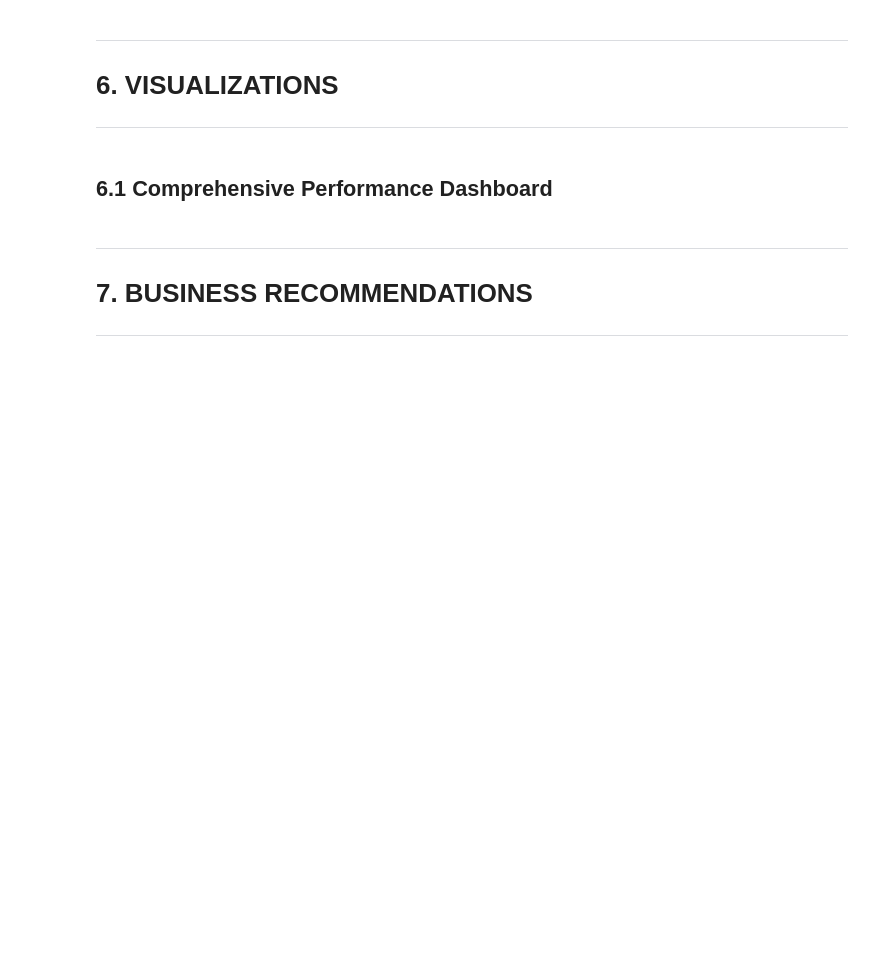
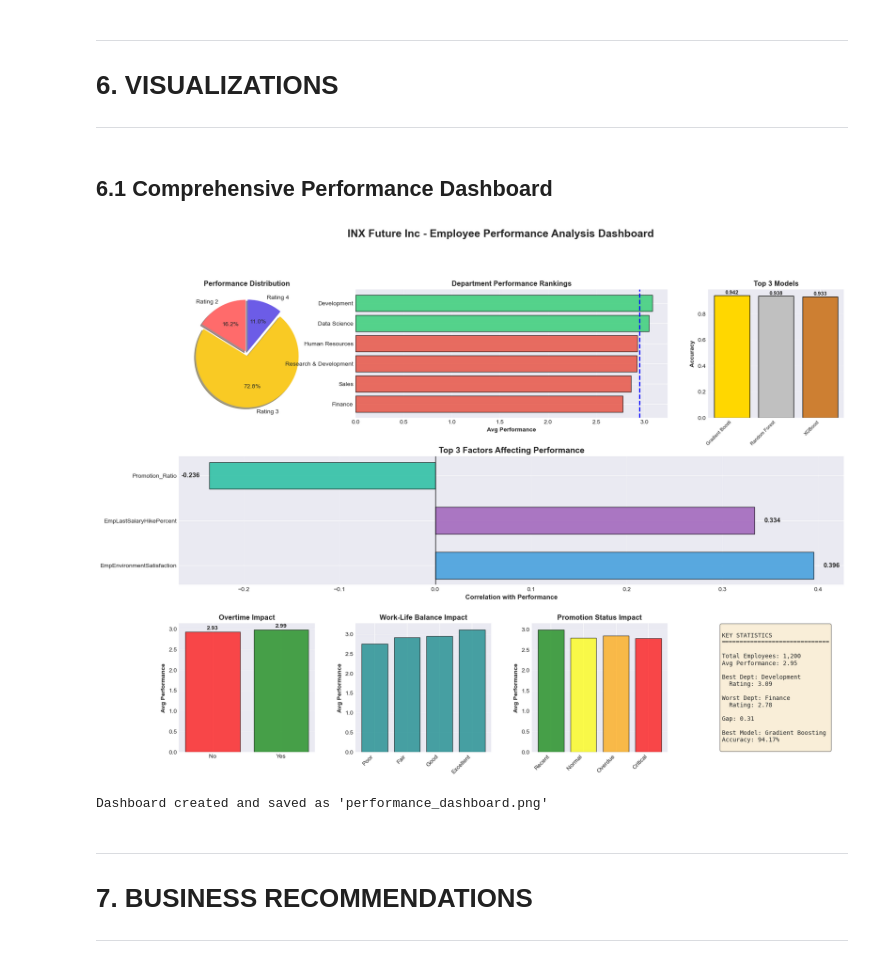
Before and after one commit to sayeesx/INX_Future_Inc_Employee_Performance_Project, a Jupyter notebook: INX_Complete_Analysis.ipynb, the cells around one changed output. Saved outputs shown, nothing was run; the diff lists cells and outputs as text; code cells hidden in the pictures; blank space fills up the shorter version.

```diff
--- a/INX_Complete_Analysis_Professional.ipynb
+++ b/INX_Complete_Analysis.ipynb
@@ -1368,7 +1429,15 @@ if hasattr(best_model, 'feature_importances_'):
     print("="*100)
 
     importances = best_model.feature_importances_
-    feature_names = numerical_features + categorical_features
+    # Use the actual feature names from X (the preprocessed dataset)
+    feature_names = list(X.columns)
+
+    # Ensure they match
+    if len(feature_names) != len(importances):
+        print(f"Warning: Feature count mismatch. Features: {len(feature_names)}, Importances: {len(importances)}")
+        print(f"Using first {min(len(feature_names), len(importances))} features")
+        feature_names = feature_names[:len(importances)]
+        importances = importances[:len(feature_names)]
 
     feature_importance_df = pd.DataFrame({
         'Feature': feature_names,
@@ -1588,6 +1729,18 @@ print("="*100)
 ## 6.1 Comprehensive Performance Dashboard
 # %%
 # Create comprehensive dashboard
+# First calculate department performance metrics if not already done
+dept_performance = df_processed.groupby('EmpDepartment').agg({
+    'PerformanceRating': ['mean', 'count']
+}).round(2)
+dept_performance.columns = ['Mean', 'Count']
+dept_performance = dept_performance.sort_values('Mean', ascending=False)
+
+best_dept = dept_performance.index[0]
+worst_dept = dept_performance.index[-1]
+best_avg = dept_performance.loc[best_dept, 'Mean']
+worst_avg = dept_performance.loc[worst_dept, 'Mean']
+
 fig = plt.figure(figsize=(20, 14))
 gs = fig.add_gridspec(3, 4, hspace=0.3, wspace=0.3)
 
@@ -1680,33 +1833,36 @@ ax8 = fig.add_subplot(gs[2, 3])
 ax8.axis('off')
 stats_text = f"""
 KEY STATISTICS
 {'='*30}
 
 Total Employees: {len(df_processed):,}
 Avg Performance: {df_processed['PerformanceRating'].mean():.2f}
 
 Best Dept: {best_dept}
   Rating: {best_avg:.2f}
 
 Worst Dept: {worst_dept}
   Rating: {worst_avg:.2f}
 
 Gap: {(best_avg - worst_avg):.2f}
 
 Best Model: {best_model_name[:20]}
 Accuracy: {best_accuracy:.2%}
 """
 ax8.text(0.1, 0.5, stats_text, fontsize=10, family='monospace',
         verticalalignment='center', bbox=dict(boxstyle='round', facecolor='wheat', alpha=0.5))
 
 # Overall title
 fig.suptitle('INX Future Inc - Employee Performance Analysis Dashboard',
             fontsize=18, fontweight='bold', y=0.98)
 
 plt.savefig('performance_dashboard.png', dpi=300, bbox_inches='tight')
 plt.show()
 
 print("\nDashboard created and saved as 'performance_dashboard.png'")
+# %% [output]
+[figure, added]
+Dashboard created and saved as 'performance_dashboard.png'
 # %% [markdown]
 ---
 # 7. BUSINESS RECOMMENDATIONS
```
Also changed, not shown: parts of 12 cells of this notebook, 6 other files.
